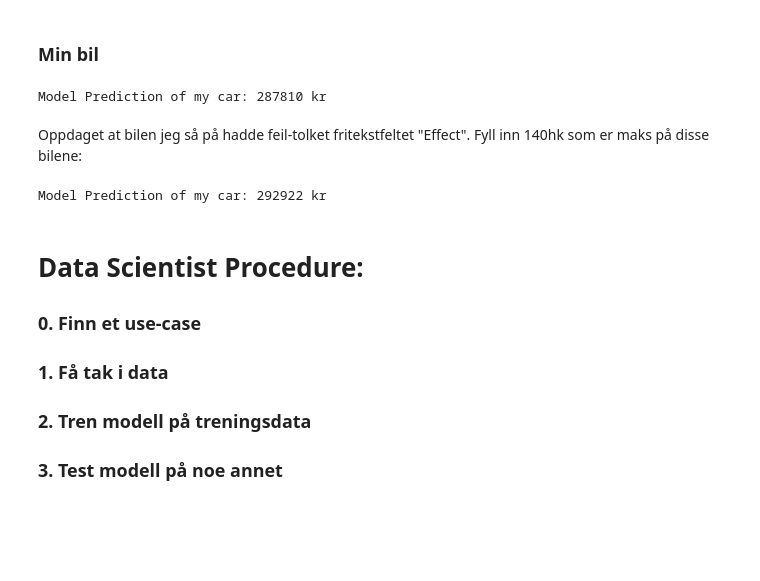
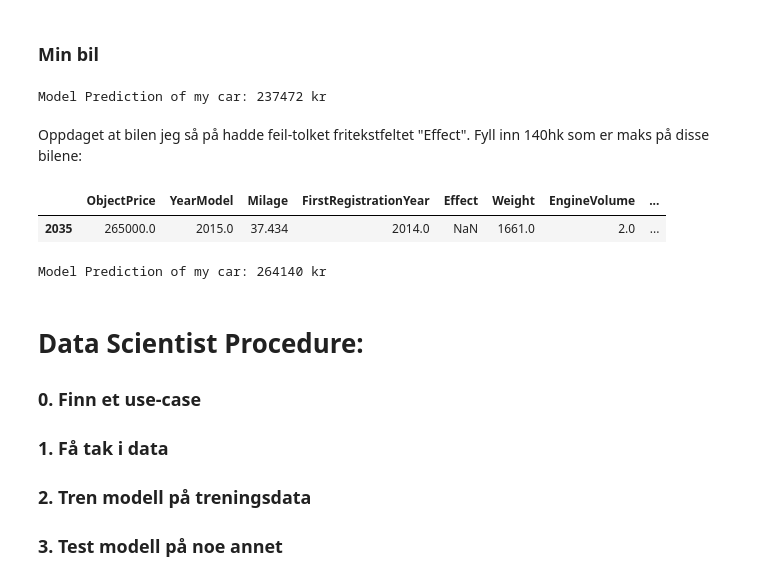
Before and after one commit to simeneide/car-pricing, a Jupyter notebook: bilprising_notebook.ipynb, the cells around one changed output. Saved outputs shown, nothing was run; the diff lists cells and outputs as text; code cells hidden in the pictures; blank space fills up the shorter version.

```diff
--- a/bilprising_notebook.ipynb
+++ b/bilprising_notebook.ipynb
@@ -134,21 +134,26 @@ Mean Absolute Error: 11.1 percent.
 # %% [markdown]
 ### Min bil
 # %%
-prospect_car = caddy[caddy.index == 2036].copy()
+prospect_car = caddy[(caddy.ObjectPrice == 265000.0) & (caddy.Milage==37.434)].copy()
 X, y = prepare_data(prospect_car)
 
 print('Model Prediction of my car: %d kr' % model.predict(X))
 # %% [output]
-Model Prediction of my car: 287810 kr
+Model Prediction of my car: 237472 kr
 # %% [markdown]
 Oppdaget at bilen jeg så på hadde feil-tolket fritekstfeltet "Effect". Fyll inn 140hk som er maks på disse bilene:
+# %%
+prospect_car
+# %% [output]
+|  | ObjectPrice | YearModel | Milage | FirstRegistrationYear | Effect | Weight | EngineVolume | ... |
+| 2035 | 265000.0 | 2015.0 | 37.434 | 2014.0 | NaN | 1661.0 | 2.0 | ... |
 # %%
 prospect_car.Effect = 140
 X, y = prepare_data(prospect_car)
 
 print('Model Prediction of my car: %d kr' % model.predict(X))
 # %% [output]
-Model Prediction of my car: 292922 kr
+Model Prediction of my car: 264140 kr
 # %% [markdown]
 
 # Data Scientist Procedure:
```
Also changed, not shown: parts of 5 cells of this notebook, 1 other file.
